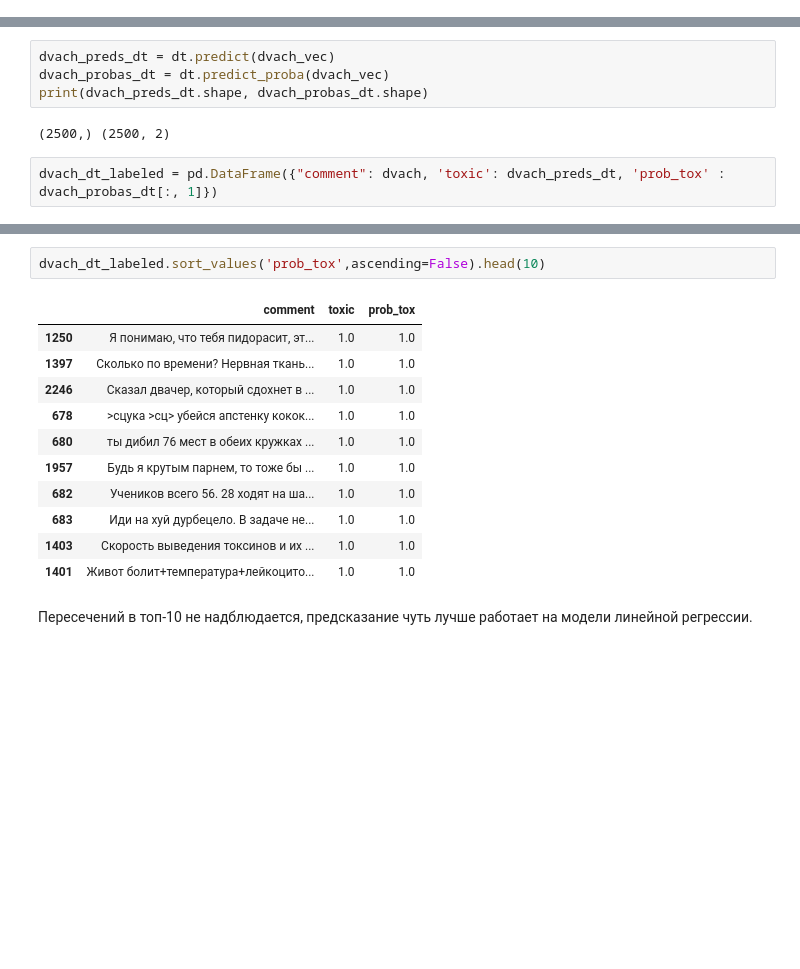
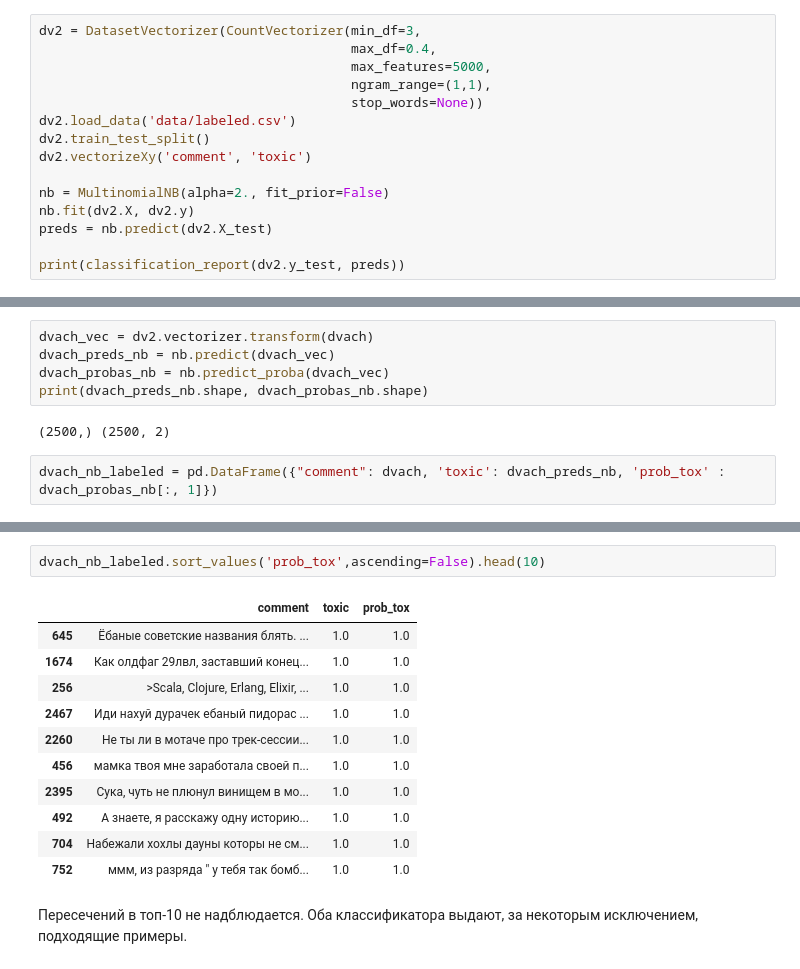
Before and after one commit to deniskapel/Compling_course, a Jupyter notebook: KD_hw_4.ipynb, the cells around one changed output, grey strips where cells are left out. Drawn from its saved outputs; the diff is of its cells as text; blank space fills up the shorter version.

Commit message:
Update hw4 on classification

```diff
--- a/KD_hw_4.ipynb
+++ b/KD_hw_4.ipynb
@@ -210,0 +179,15 @@ weighted avg       0.74      0.71      0.72      1442
+# %%
+dv2 = DatasetVectorizer(CountVectorizer(min_df=3,
+                                        max_df=0.4,
+                                        max_features=5000,
+                                        ngram_range=(1,1),
+                                        stop_words=None))
+dv2.load_data('data/labeled.csv')
+dv2.train_test_split()
+dv2.vectorizeXy('comment', 'toxic')
+
+nb = MultinomialNB(alpha=2., fit_prior=False)
+nb.fit(dv2.X, dv2.y)
+preds = nb.predict(dv2.X_test)
+
+print(classification_report(dv2.y_test, preds))
@@ -211,8 +203,9 @@ weighted avg       0.74      0.71      0.72      1442
 # %%
-dvach_preds_dt = dt.predict(dvach_vec)
-dvach_probas_dt = dt.predict_proba(dvach_vec)
-print(dvach_preds_dt.shape, dvach_probas_dt.shape)
+dvach_vec = dv2.vectorizer.transform(dvach)
+dvach_preds_nb = nb.predict(dvach_vec)
+dvach_probas_nb = nb.predict_proba(dvach_vec)
+print(dvach_preds_nb.shape, dvach_probas_nb.shape)
 # %% [output]
 (2500,) (2500, 2)
 # %%
-dvach_dt_labeled = pd.DataFrame({"comment": dvach, 'toxic': dvach_preds_dt, 'prob_tox' : dvach_probas_dt[:, 1]})
+dvach_nb_labeled = pd.DataFrame({"comment": dvach, 'toxic': dvach_preds_nb, 'prob_tox' : dvach_probas_nb[:, 1]})
@@ -235,16 +228,16 @@ dvach_lr_labeled.sort_values('prob_tox',ascending=False).head(10)
 # %%
-dvach_dt_labeled.sort_values('prob_tox',ascending=False).head(10)
+dvach_nb_labeled.sort_values('prob_tox',ascending=False).head(10)
 # %% [output]
 |  | comment | toxic | prob_tox |
-| 1250 | Я понимаю, что тебя пидорасит, эт... | 1.0 | 1.0 |
-| 1397 | Сколько по времени? Нервная ткань... | 1.0 | 1.0 |
-| 2246 | Сказал двачер, который сдохнет в ... | 1.0 | 1.0 |
-| 678 | >сцука >сц> убейся апстенку кокок... | 1.0 | 1.0 |
-| 680 | ты дибил 76 мест в обеих кружках ... | 1.0 | 1.0 |
-| 1957 | Будь я крутым парнем, то тоже бы ... | 1.0 | 1.0 |
-| 682 | Учеников всего 56. 28 ходят на ша... | 1.0 | 1.0 |
-| 683 | Иди на хуй дурбецело. В задаче не... | 1.0 | 1.0 |
-| 1403 | Скорость выведения токсинов и их ... | 1.0 | 1.0 |
-| 1401 | Живот болит+температура+лейкоцито... | 1.0 | 1.0 |
+| 645 | Ёбаные советские названия блять. ... | 1.0 | 1.0 |
+| 1674 | Как олдфаг 29лвл, заставший конец... | 1.0 | 1.0 |
+| 256 | >Scala, Clojure, Erlang, Elixir, ... | 1.0 | 1.0 |
+| 2467 | Иди нахуй дурачек ебаный пидорас ... | 1.0 | 1.0 |
+| 2260 | Не ты ли в мотаче про трек-сессии... | 1.0 | 1.0 |
+| 456 | мамка твоя мне заработала своей п... | 1.0 | 1.0 |
+| 2395 | Сука, чуть не плюнул винищем в мо... | 1.0 | 1.0 |
+| 492 | А знаете, я расскажу одну историю... | 1.0 | 1.0 |
+| 704 | Набежали хохлы дауны которы не см... | 1.0 | 1.0 |
+| 752 | ммм, из разряда " у тебя так бомб... | 1.0 | 1.0 |
-# %% [markdown]
-Пересечений в топ-10 не надблюдается, предсказание чуть лучше работает на модели линейной регрессии.
+# %% [markdown]
+Пересечений в топ-10 не надблюдается. Оба классификатора выдают, за некоторым исключением, подходящие примеры.
```
Also changed, not shown: parts of 18 cells of this notebook.
